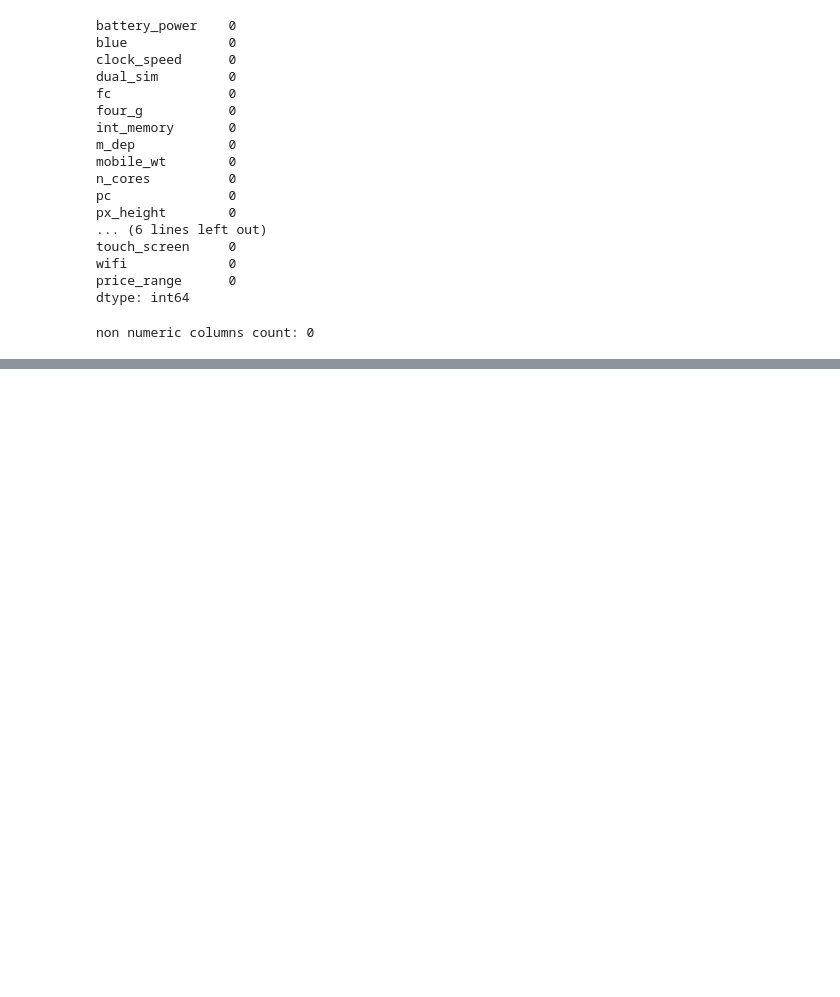
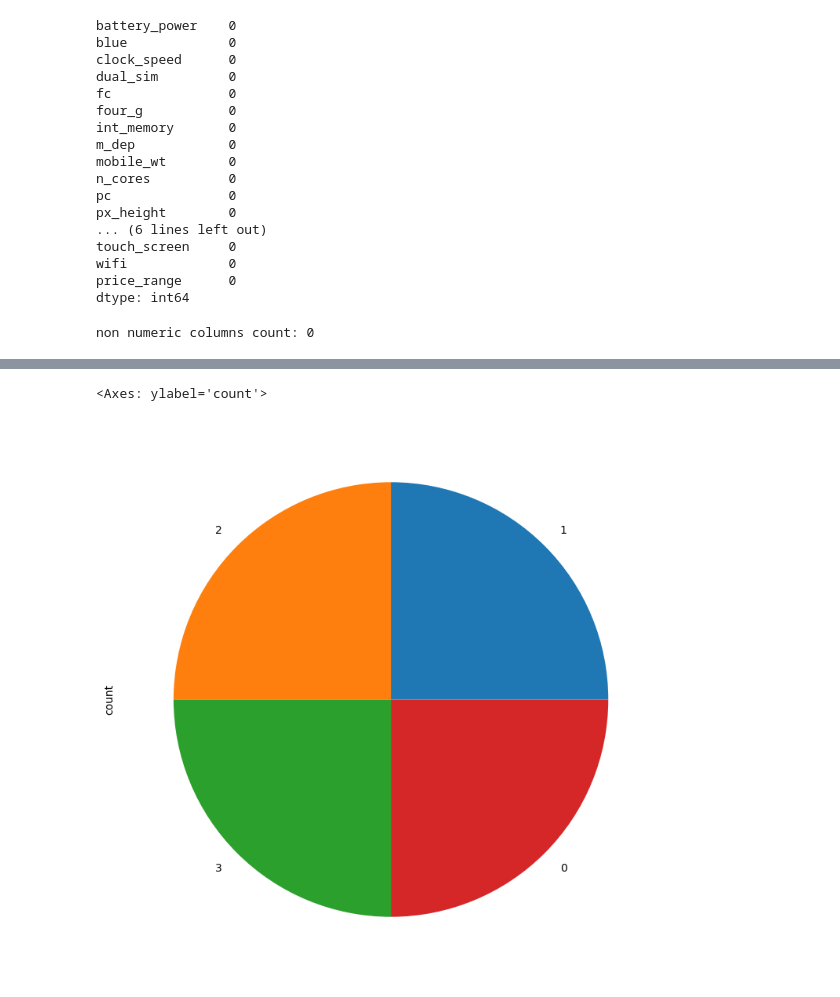
Before and after one commit to kazemini/data_analysis_practice, a Jupyter notebook: mobile_price_pre.ipynb, the cells around one changed output, grey strips where cells are left out. Saved outputs shown, nothing was run; the diff lists cells and outputs as text; code cells hidden in the pictures; blank space fills up the shorter version.

Commit message:
analyzing data

```diff
--- a/mobile_price_pre.ipynb
+++ b/mobile_price_pre.ipynb
@@ -115,0 +186,6 @@ non numeric columns count: 0
+# %%
+# Data is well distributed
+df['price_range'].value_counts().plot(kind='pie', figsize=(14,9))
+# %% [output]
+<Axes: ylabel='count'>
+[figure, added]
```
Also changed, not shown: parts of 14 cells of this notebook.
